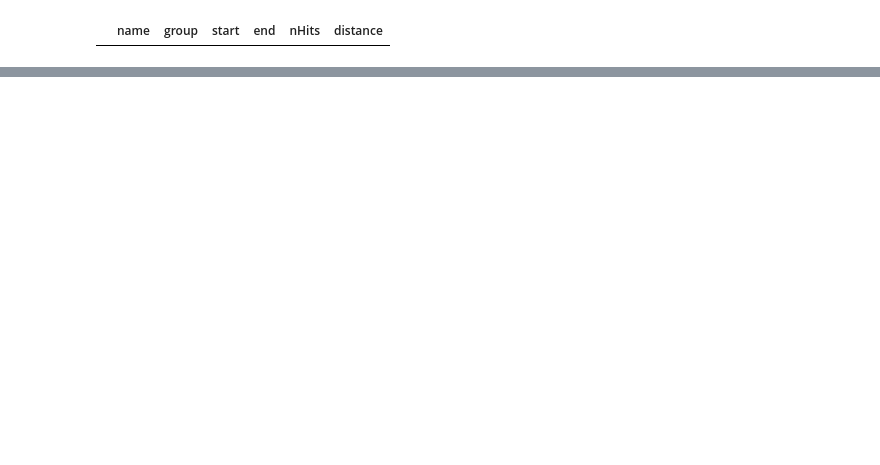
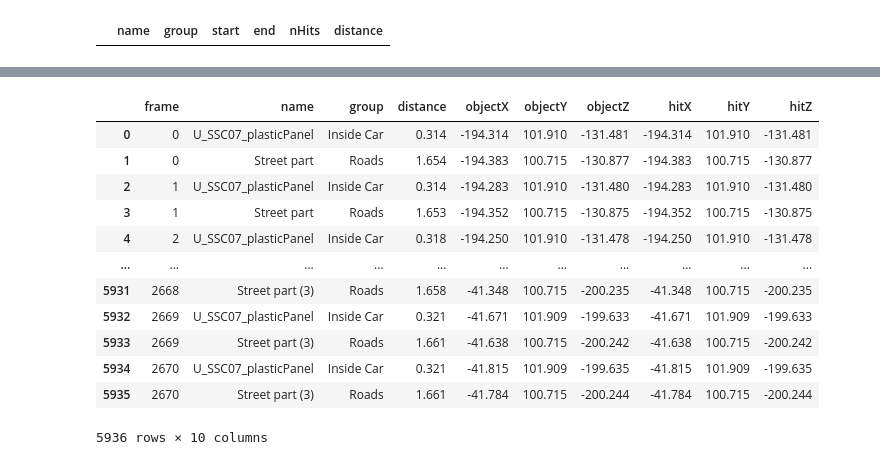
Before and after one commit to mvidaldp/msw-bmbf_da, a Jupyter notebook: 1_data_preprocessing.ipynb, the cells around one changed output, grey strips where cells are left out. Cells and saved outputs as stored; diff of their text form; code cells hidden in the pictures; blank space fills up the shorter version.

```diff
--- a/1_data_preprocessing.ipynb
+++ b/1_data_preprocessing.ipynb
@@ -829,0 +862,17 @@ wrong
+# %%
+wrong = pd.read_csv(f"{PATH_PROC}/hits/{uid}.csv")
+wrong
+# %% [output]
+|  | frame | name | group | distance | objectX | objectY | objectZ | hitX | hitY | hitZ |
+| 0 | 0 | U_SSC07_plasticPanel | Inside Car | 0.314 | -194.314 | 101.910 | -131.481 | -194.314 | 101.910 | -131.481 |
+| 1 | 0 | Street part | Roads | 1.654 | -194.383 | 100.715 | -130.877 | -194.383 | 100.715 | -130.877 |
+| 2 | 1 | U_SSC07_plasticPanel | Inside Car | 0.314 | -194.283 | 101.910 | -131.480 | -194.283 | 101.910 | -131.480 |
+| 3 | 1 | Street part | Roads | 1.653 | -194.352 | 100.715 | -130.875 | -194.352 | 100.715 | -130.875 |
+| 4 | 2 | U_SSC07_plasticPanel | Inside Car | 0.318 | -194.250 | 101.910 | -131.478 | -194.250 | 101.910 | -131.478 |
+| ... | ... | ... | ... | ... | ... | ... | ... | ... | ... | ... |
+| 5931 | 2668 | Street part (3) | Roads | 1.658 | -41.348 | 100.715 | -200.235 | -41.348 | 100.715 | -200.235 |
+| 5932 | 2669 | U_SSC07_plasticPanel | Inside Car | 0.321 | -41.671 | 101.909 | -199.633 | -41.671 | 101.909 | -199.633 |
+| 5933 | 2669 | Street part (3) | Roads | 1.661 | -41.638 | 100.715 | -200.242 | -41.638 | 100.715 | -200.242 |
+| 5934 | 2670 | U_SSC07_plasticPanel | Inside Car | 0.321 | -41.815 | 101.909 | -199.635 | -41.815 | 101.909 | -199.635 |
+| 5935 | 2670 | Street part (3) | Roads | 1.661 | -41.784 | 100.715 | -200.244 | -41.784 | 100.715 | -200.244 |
+5936 rows × 10 columns
```
Also changed, not shown: parts of 16 cells of this notebook, 14 other files.
